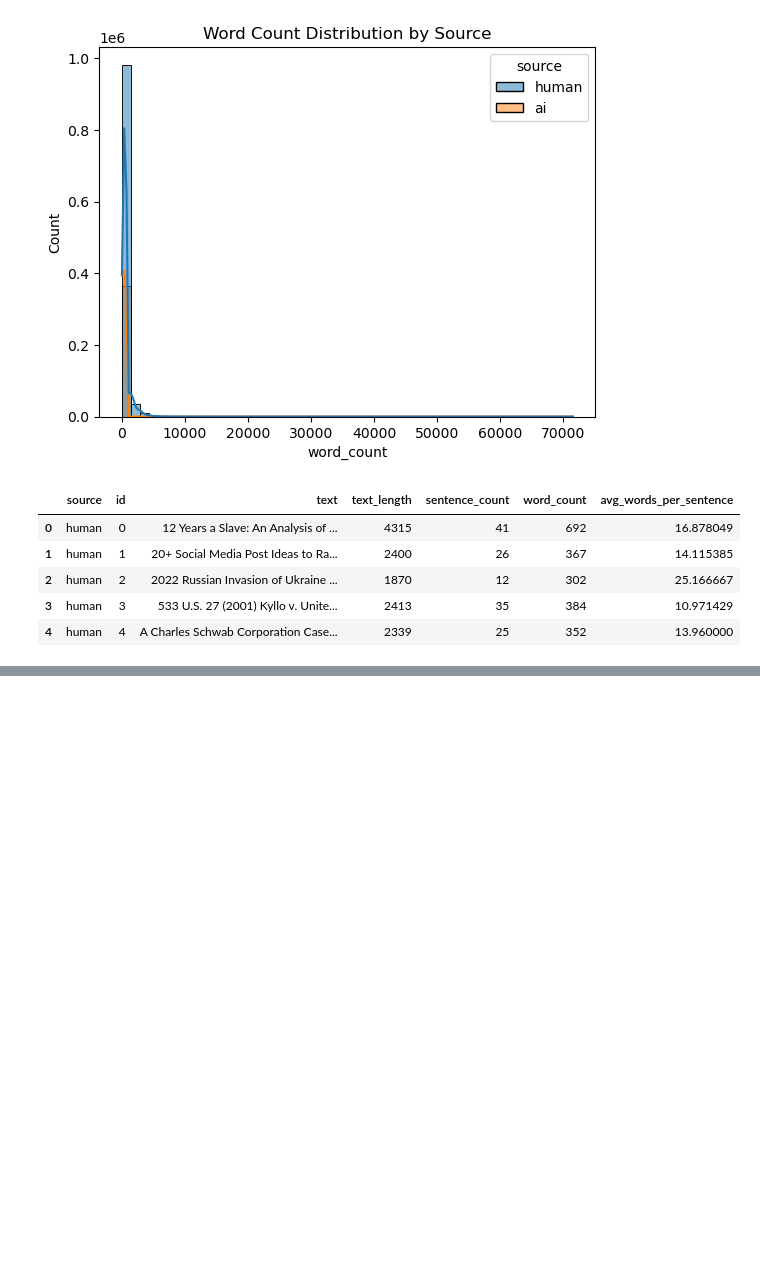
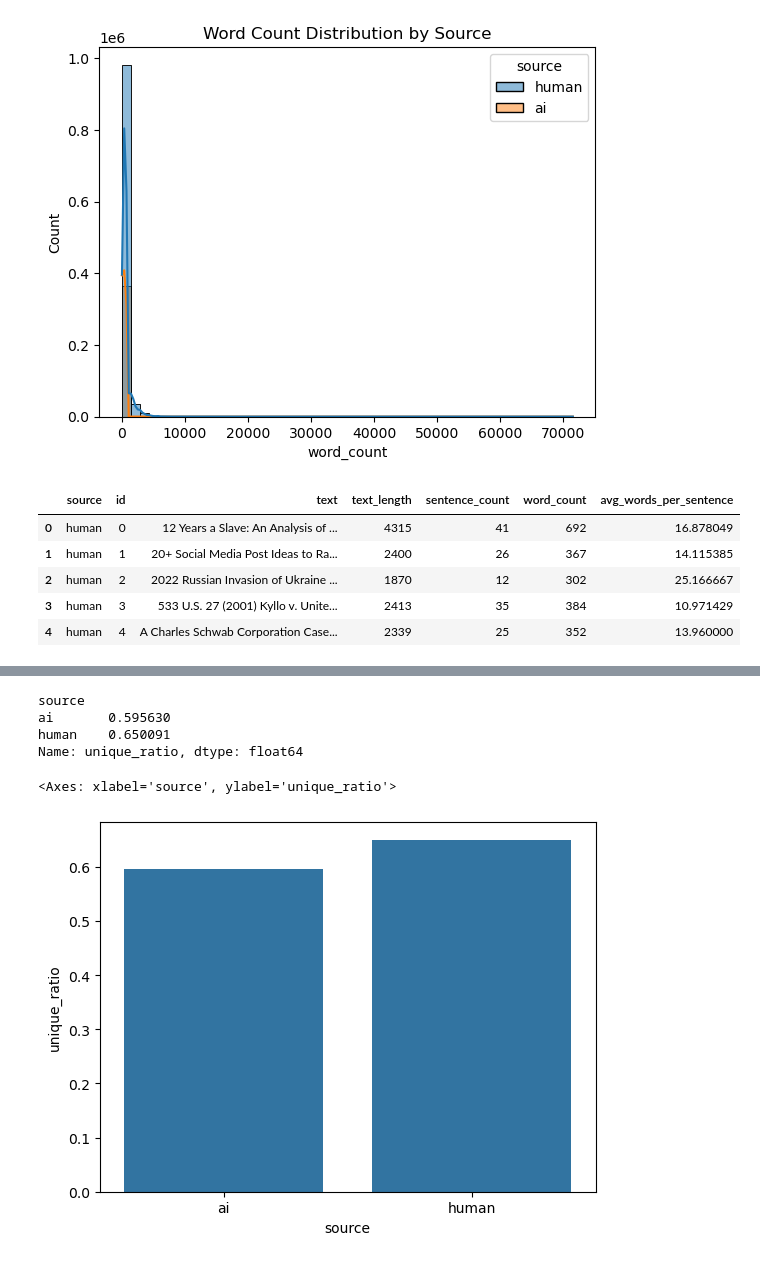
Before and after one commit to Dolev-Rapaport/ai_detection, a Jupyter notebook: main_notebook.ipynb, the cells around one changed output, grey strips where cells are left out. Cells and saved outputs as stored; diff of their text form; code cells hidden in the pictures; blank space fills up the shorter version.

```diff
--- a/main_notebook.ipynb
+++ b/main_notebook.ipynb
@@ -176,0 +256,3 @@ df.head()
+# %%
+balanced_df["unique_ratio"] = balanced_df["text"].apply(lambda x: len(set(x.split())) / len(x.split()) if len(x.split()) > 0 else 0)
+balanced_df.head()
@@ -176,0 +267,13 @@ df.head()
+# %%
+avg_unique_ratio = balanced_df.groupby("source")["unique_ratio"].mean()
+print(avg_unique_ratio)
+# %% [output]
+source
+ai       0.595630
+human    0.650091
+Name: unique_ratio, dtype: float64
+# %%
+sns.barplot(data=avg_unique_ratio)
+# %% [output]
+<Axes: xlabel='source', ylabel='unique_ratio'>
+[figure, added]
```
Also changed, not shown: parts of 8 cells of this notebook.
